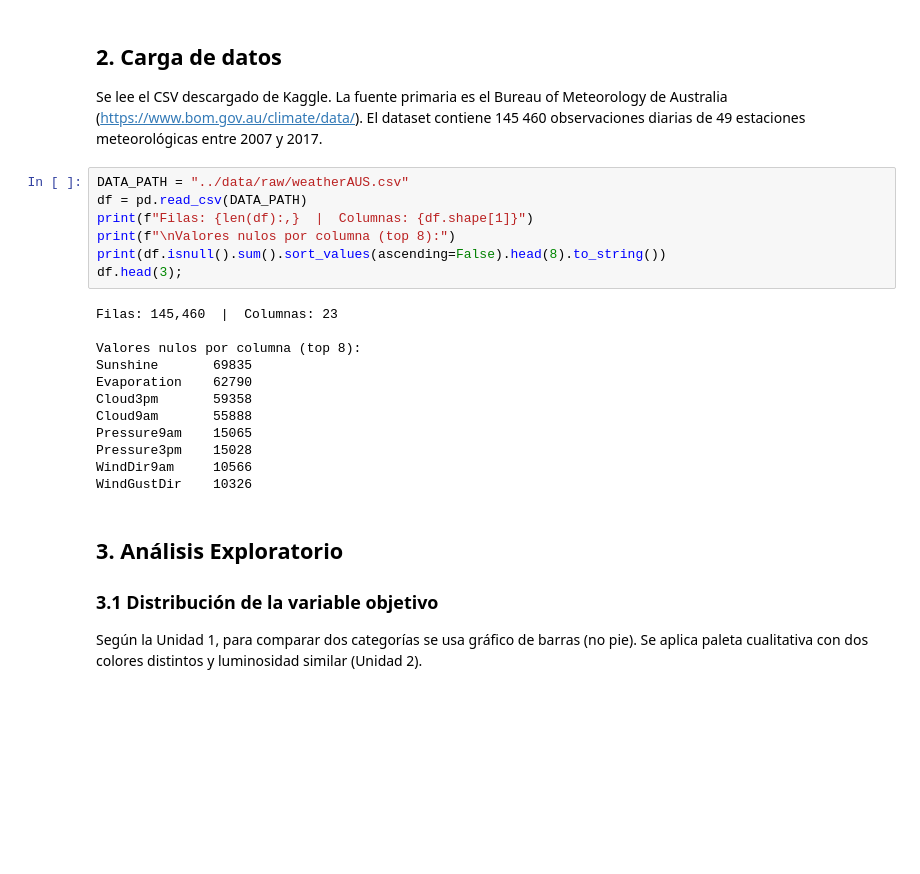
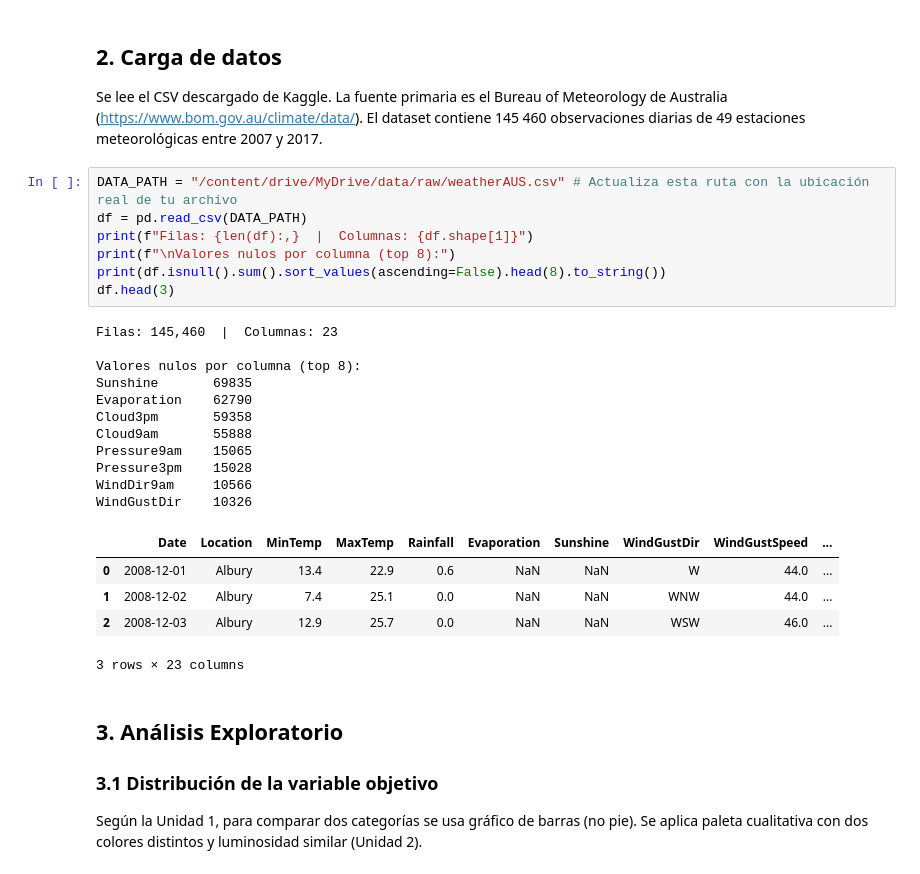
Before and after one commit to blinaresv/pca-lluvia-australia, a Jupyter notebook: notebooks/01_training.ipynb, the cells around one changed output. Cells and saved outputs as stored; diff of their text form; blank space fills up the shorter version.

```diff
--- a/notebooks/01_training.ipynb
+++ b/notebooks/01_training.ipynb
@@ -63,24 +65,29 @@ Entorno listo.
 ## 2. Carga de datos
 Se lee el CSV descargado de Kaggle. La fuente primaria es el Bureau of Meteorology de Australia (https://www.bom.gov.au/climate/data/). El dataset contiene 145 460 observaciones diarias de 49 estaciones meteorológicas entre 2007 y 2017.
 # %%
-DATA_PATH = "../data/raw/weatherAUS.csv"
+DATA_PATH = "/content/drive/MyDrive/data/raw/weatherAUS.csv" # Actualiza esta ruta con la ubicación real de tu archivo
 df = pd.read_csv(DATA_PATH)
 print(f"Filas: {len(df):,}  |  Columnas: {df.shape[1]}")
 print(f"\nValores nulos por columna (top 8):")
 print(df.isnull().sum().sort_values(ascending=False).head(8).to_string())
-df.head(3);
+df.head(3)
 # %% [output]
 Filas: 145,460  |  Columnas: 23
 
 Valores nulos por columna (top 8):
 Sunshine       69835
 Evaporation    62790
 Cloud3pm       59358
 Cloud9am       55888
 Pressure9am    15065
 Pressure3pm    15028
 WindDir9am     10566
 WindGustDir    10326
+|  | Date | Location | MinTemp | MaxTemp | Rainfall | Evaporation | Sunshine | WindGustDir | WindGustSpeed | ... |
+| 0 | 2008-12-01 | Albury | 13.4 | 22.9 | 0.6 | NaN | NaN | W | 44.0 | ... |
+| 1 | 2008-12-02 | Albury | 7.4 | 25.1 | 0.0 | NaN | NaN | WNW | 44.0 | ... |
+| 2 | 2008-12-03 | Albury | 12.9 | 25.7 | 0.0 | NaN | NaN | WSW | 46.0 | ... |
+3 rows × 23 columns
 # %% [markdown]
 ## 3. Análisis Exploratorio
 ### 3.1 Distribución de la variable objetivo
```
Also changed, not shown: parts of 8 cells of this notebook.
